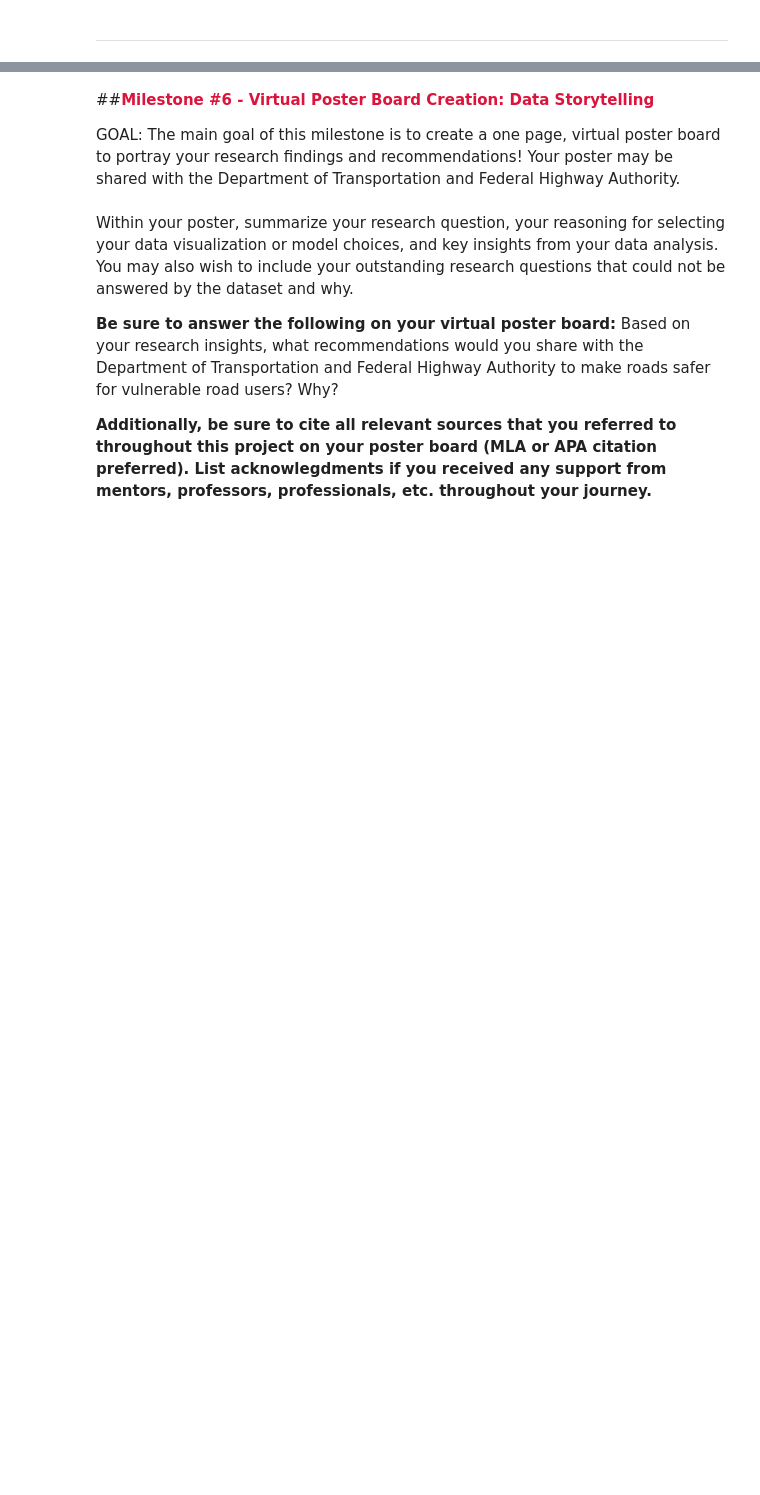
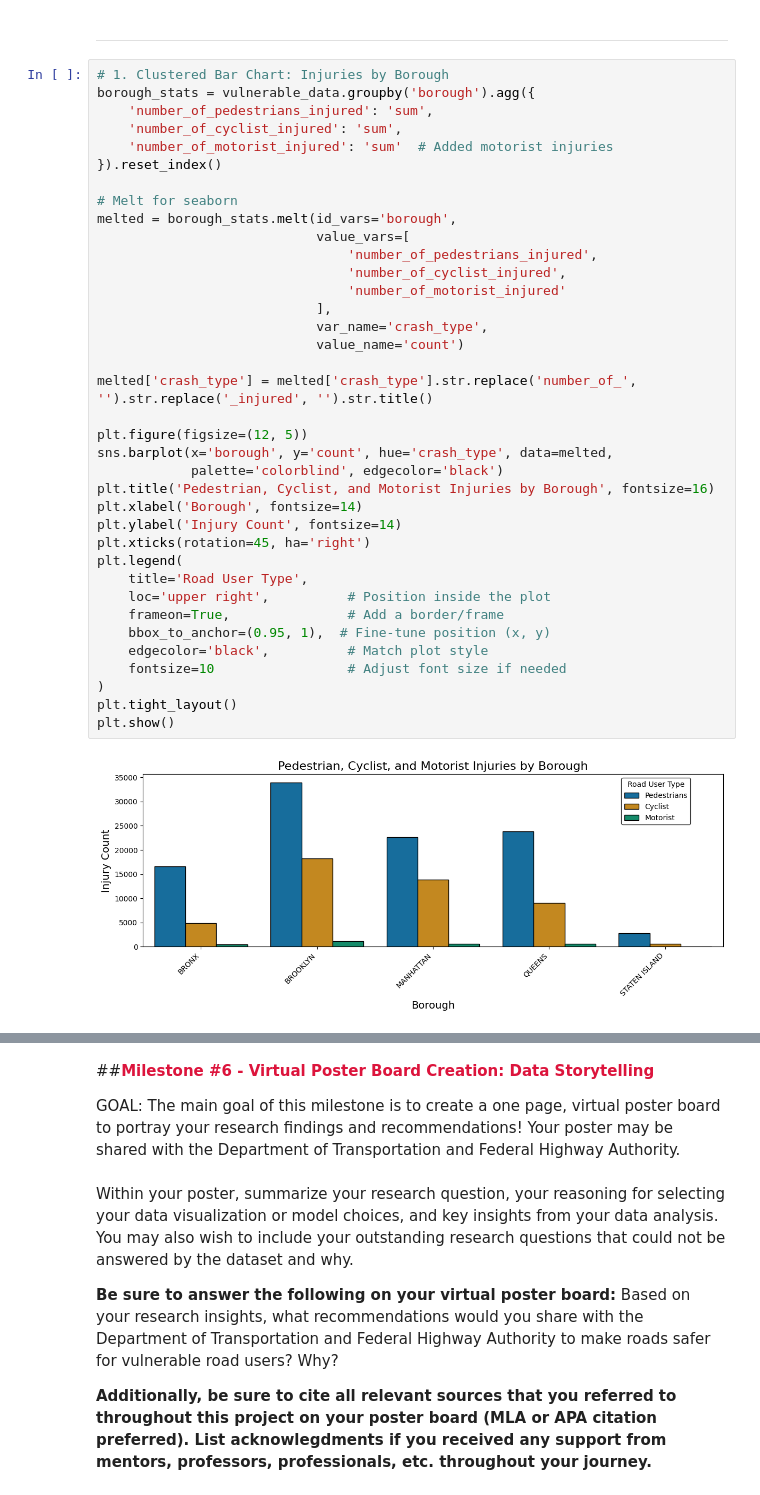
Before and after one commit to Raswanth-Prasath/TDSP, a Jupyter notebook: EXPLORER_ACCELERATOR_Transportation_Data_Science_Project_(TDSP).ipynb, the cells around one changed output, grey strips where cells are left out. Saved outputs shown, nothing was run; the diff lists cells and outputs as text; blank space fills up the shorter version.

```diff
--- a/EXPLORER_ACCELERATOR_Transportation_Data_Science_Project_(TDSP).ipynb
+++ b/EXPLORER_ACCELERATOR_Transportation_Data_Science_Project_(TDSP).ipynb
@@ -930,2 +855,41 @@ plt.show()
 # %% [markdown]
 ---
+# %%
+# 1. Clustered Bar Chart: Injuries by Borough
+borough_stats = vulnerable_data.groupby('borough').agg({
+    'number_of_pedestrians_injured': 'sum',
+    'number_of_cyclist_injured': 'sum',
+    'number_of_motorist_injured': 'sum'  # Added motorist injuries
+}).reset_index()
+
+# Melt for seaborn
+melted = borough_stats.melt(id_vars='borough',
+                            value_vars=[
+                                'number_of_pedestrians_injured',
+                                'number_of_cyclist_injured',
+                                'number_of_motorist_injured'
+                            ],
+                            var_name='crash_type',
+                            value_name='count')
+
+melted['crash_type'] = melted['crash_type'].str.replace('number_of_', '').str.replace('_injured', '').str.title()
+
+plt.figure(figsize=(12, 5))
+sns.barplot(x='borough', y='count', hue='crash_type', data=melted,
+            palette='colorblind', edgecolor='black')
+plt.title('Pedestrian, Cyclist, and Motorist Injuries by Borough', fontsize=16)
+plt.xlabel('Borough', fontsize=14)
+plt.ylabel('Injury Count', fontsize=14)
+plt.xticks(rotation=45, ha='right')
+plt.legend(
+    title='Road User Type',
+    loc='upper right',          # Position inside the plot
+    frameon=True,               # Add a border/frame
+    bbox_to_anchor=(0.95, 1),  # Fine-tune position (x, y)
+    edgecolor='black',          # Match plot style
+    fontsize=10                 # Adjust font size if needed
+)
+plt.tight_layout()
+plt.show()
+# %% [output]
+[figure, added]
```
Also changed, not shown: parts of 9 cells of this notebook.
